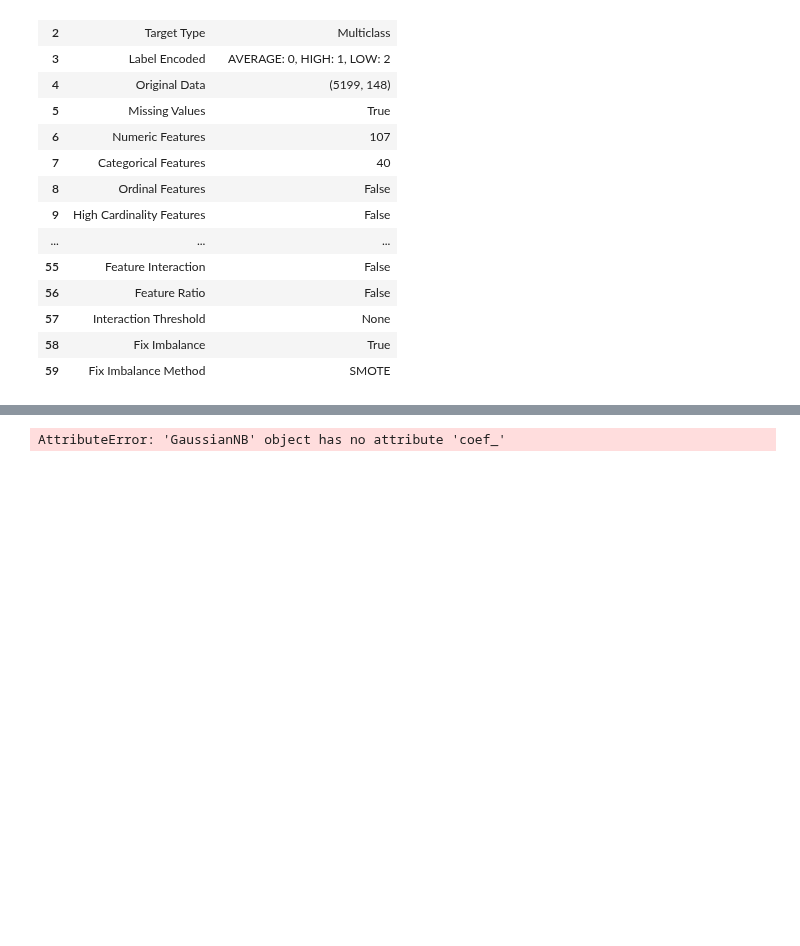
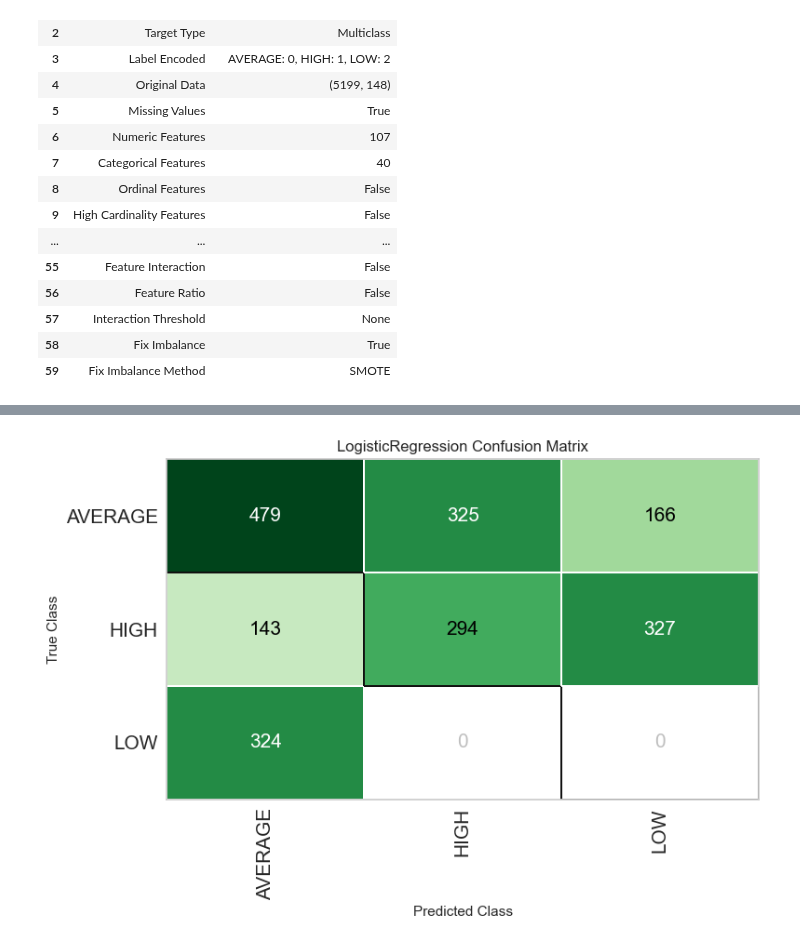
Before and after one commit to kcristinaa/RAIS-miniproject, a Jupyter notebook: notebooks_ml_models/predict_extraversion.ipynb, the cells around one changed output, grey strips where cells are left out. Cells and saved outputs as stored; diff of their text form; code cells hidden in the pictures; blank space fills up the shorter version.

```diff
--- a/notebooks_ml_models/predict_extraversion.ipynb
+++ b/notebooks_ml_models/predict_extraversion.ipynb
@@ -217,4 +245,6 @@ TypeError: Feature Importance and RFE plots not available for estimators that do
+# %%
+plot_model(tuned_lr, plot = 'confusion_matrix')
+# %% [output]
+[figure, added]
 # %%
-d = pd.DataFrame({'Feature': get_config('X_train').columns, 'Value' : abs(best.coef_[0])}).sort_values(by='Value', ascending=False)
+d=pd.DataFrame({'Feature': get_config('X_train').columns, 'Value' : abs(tuned_lr.coef_[0])}).sort_values(by='Value', ascending=False)
-# %% [output]
-AttributeError: 'GaussianNB' object has no attribute 'coef_'
```
Also changed, not shown: parts of 12 cells of this notebook, 20 other files.
